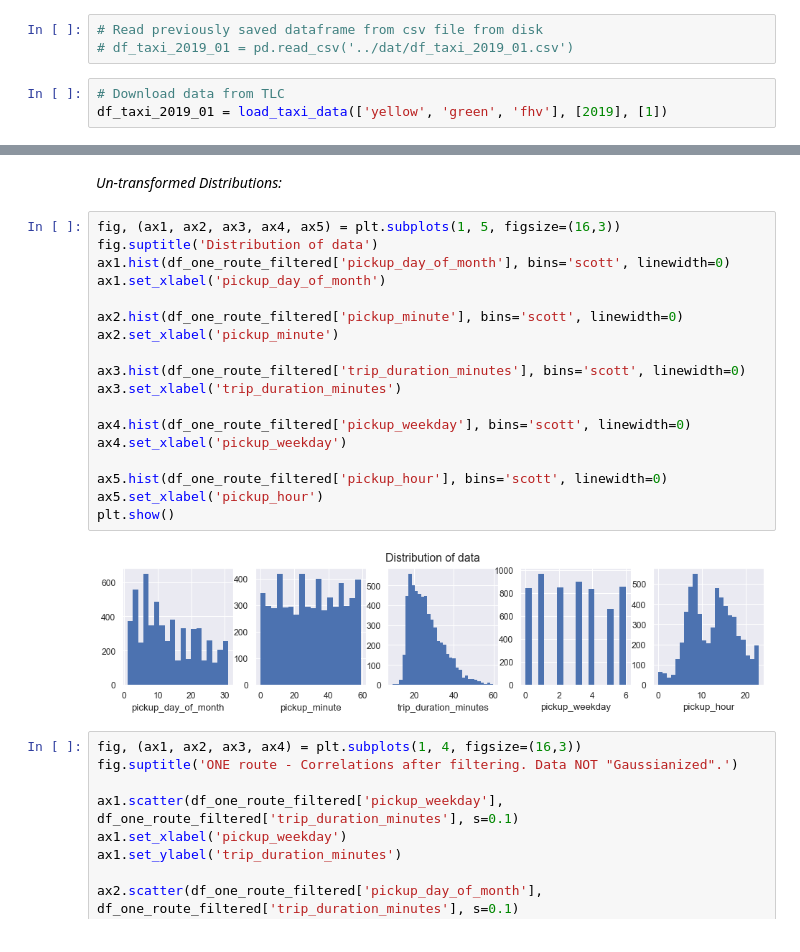
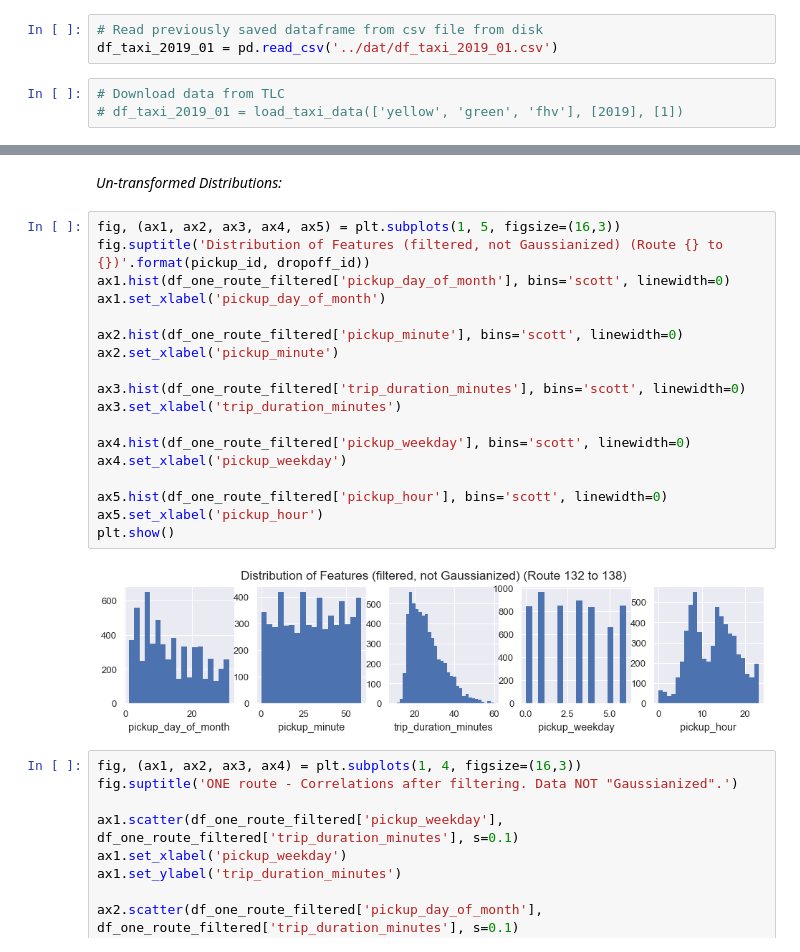
Before and after one commit to nilsriekers/data-literacy-project, a Jupyter notebook: exp/exp208_Gaussianize_Data_2.ipynb, the cells around one changed output, grey strips where cells are left out. Saved outputs shown, nothing was run; the diff lists cells and outputs as text.

```diff
--- a/exp/exp208_Gaussianize_Data_2.ipynb
+++ b/exp/exp208_Gaussianize_Data_2.ipynb
@@ -45,10 +45,10 @@ from tueplots import bundles
 **Read raw data:**
 # %%
 # Read previously saved dataframe from csv file from disk
-# df_taxi_2019_01 = pd.read_csv('../dat/df_taxi_2019_01.csv')
+df_taxi_2019_01 = pd.read_csv('../dat/df_taxi_2019_01.csv')
 # %%
 # Download data from TLC
-df_taxi_2019_01 = load_taxi_data(['yellow', 'green', 'fhv'], [2019], [1])
+# df_taxi_2019_01 = load_taxi_data(['yellow', 'green', 'fhv'], [2019], [1])
 # %% [output]
 Will download... yellow_tripdata_2019-01.csv
 Will download... green_tripdata_2019-01.csv
@@ -286,24 +286,24 @@ However, our initial features of interest (i.e., temporal features like pickup_h
 _Un-transformed Distributions:_
 # %%
 fig, (ax1, ax2, ax3, ax4, ax5) = plt.subplots(1, 5, figsize=(16,3))
-fig.suptitle('Distribution of data')
+fig.suptitle('Distribution of Features (filtered, not Gaussianized) (Route {} to {})'.format(pickup_id, dropoff_id))
 ax1.hist(df_one_route_filtered['pickup_day_of_month'], bins='scott', linewidth=0)
 ax1.set_xlabel('pickup_day_of_month')
 
 ax2.hist(df_one_route_filtered['pickup_minute'], bins='scott', linewidth=0)
 ax2.set_xlabel('pickup_minute')
 
 ax3.hist(df_one_route_filtered['trip_duration_minutes'], bins='scott', linewidth=0)
 ax3.set_xlabel('trip_duration_minutes')
 
 ax4.hist(df_one_route_filtered['pickup_weekday'], bins='scott', linewidth=0)
 ax4.set_xlabel('pickup_weekday')
 
 ax5.hist(df_one_route_filtered['pickup_hour'], bins='scott', linewidth=0)
 ax5.set_xlabel('pickup_hour')
 plt.show()
 # %% [output]
-[figure, old version]
+[figure, new version]
 # %%
 fig, (ax1, ax2, ax3, ax4) = plt.subplots(1, 4, figsize=(16,3))
 fig.suptitle('ONE route - Correlations after filtering. Data NOT "Gaussianized".')
```
Also changed, not shown: parts of 53 cells of this notebook.
